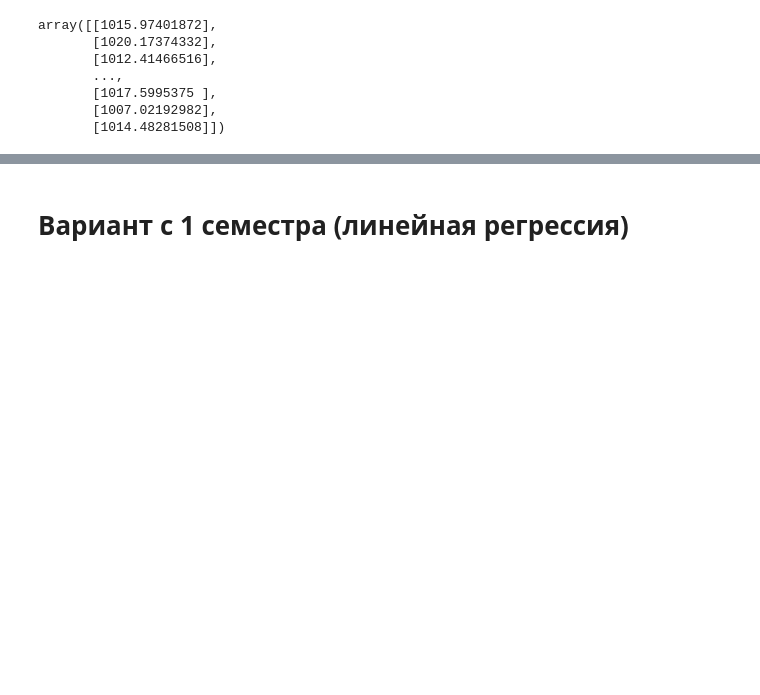
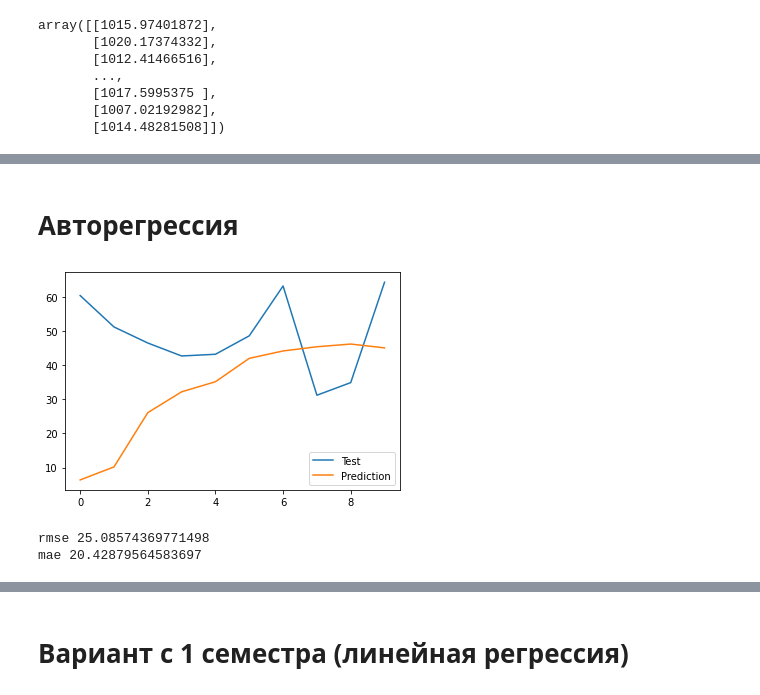
Before and after one commit to Loinen/geodata_analysis, a Jupyter notebook: lab2021.ipynb, the cells around one changed output, grey strips where cells are left out. Cells and saved outputs as stored; diff of their text form; code cells hidden in the pictures; blank space fills up the shorter version.

Commit message:
added autoregression

```diff
--- a/lab2021.ipynb
+++ b/lab2021.ipynb
@@ -97,0 +98,2 @@ plt.show()
+# %% [markdown]
+# Авторегрессия
@@ -97,0 +103,34 @@ plt.show()
+# %%
+temp = data['TEMP'].values
+# %%
+def autoreg(temp, prediction_size, window=600):
+    X_train_autoreg, X_test_autoreg = temp[1:len(temp)-prediction_size], temp[len(temp)-prediction_size:]
+
+    autoreg_model = AutoReg(X_train_autoreg, lags=window) # нужно добавить seasonal и период (посмотреть по Фурье)
+    autoreg_model_fit = autoreg_model.fit()
+
+    predictions = autoreg_model_fit.predict(start=len(X_train_autoreg),
+                                end=len(X_test_autoreg)+len(X_train_autoreg)-1, dynamic=True)
+
+    rmse = sqrt(mean_squared_error(X_test_autoreg, predictions))
+    mae = mean_absolute_error(X_test_autoreg, predictions)
+
+    return predictions, rmse, mae
+# %%
+predictions, rmse, mae = autoreg(temp, 10, 600)
+# %%
+fig, ax = plt.subplots()
+
+ax.plot(X_test_autoreg, label="Test")
+ax.plot(predictions, label="Prediction")
+
+ax.legend()
+plt.show()
+# %% [output]
+[figure, added]
+# %%
+print("rmse", rmse)
+print("mae", mae)
+# %% [output]
+rmse 25.08574369771498
+mae 20.42879564583697
```
Also changed, not shown: parts of 8 cells of this notebook.
